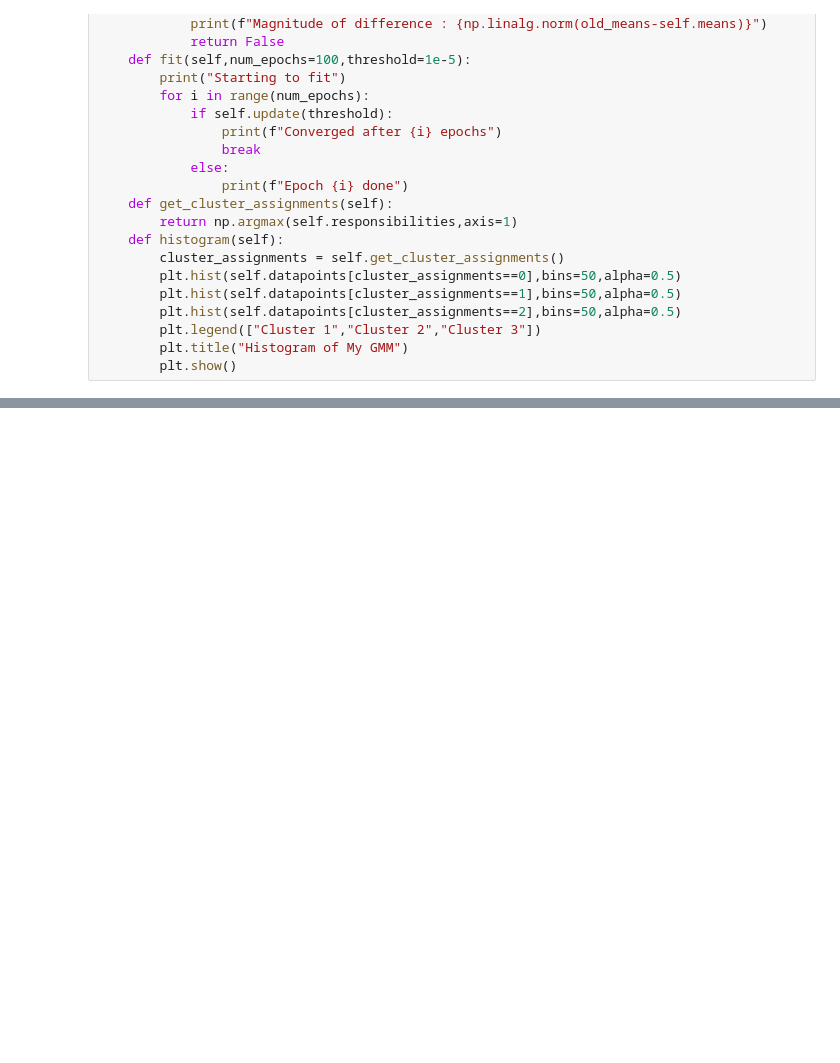
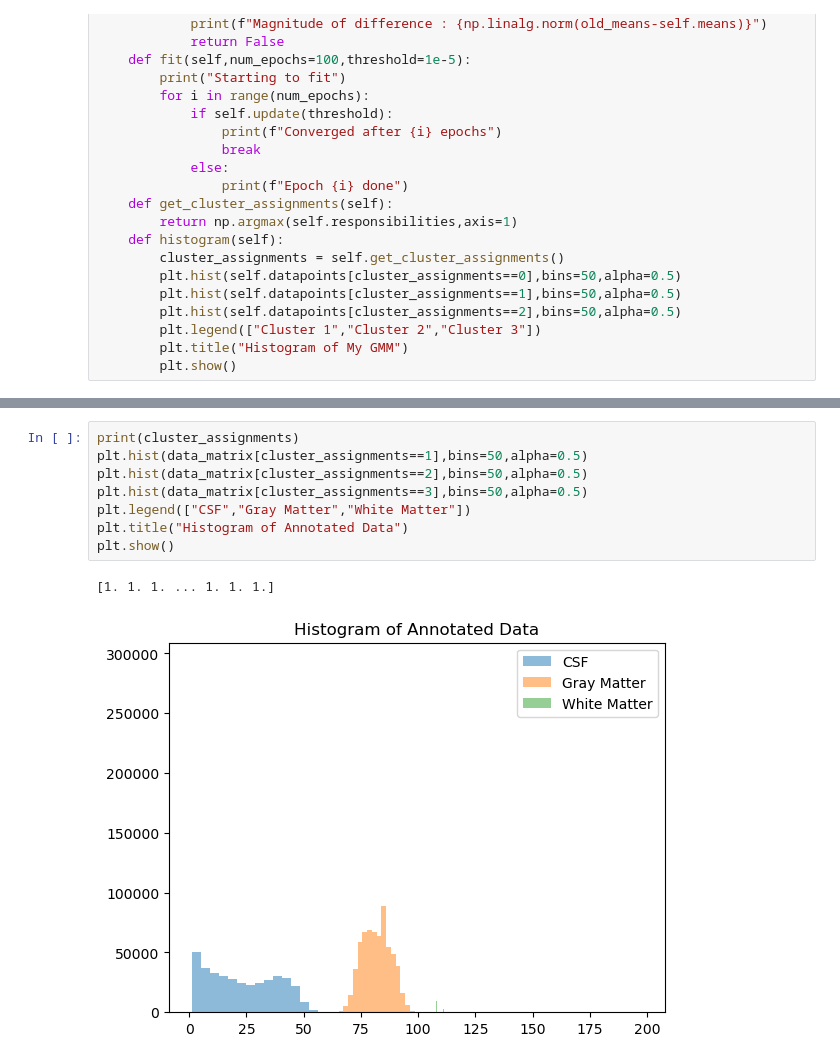
Before and after one commit to Saigum/a2_smai, a Jupyter notebook: a2/q2/gmm.ipynb, the cells around one changed output, grey strips where cells are left out. Drawn from its saved outputs; the diff is of its cells as text; blank space fills up the shorter version.

```diff
--- a/a2/q2/gmm.ipynb
+++ b/a2/q2/gmm.ipynb
@@ -94,3 +102,14 @@ white_mask = nib.load("brain_data/sald_031764_probmask_whitematter.nii").get_fda
+# %%
+print(cluster_assignments)
+plt.hist(data_matrix[cluster_assignments==1],bins=50,alpha=0.5)
+plt.hist(data_matrix[cluster_assignments==2],bins=50,alpha=0.5)
+plt.hist(data_matrix[cluster_assignments==3],bins=50,alpha=0.5)
+plt.legend(["CSF","Gray Matter","White Matter"])
+plt.title("Histogram of Annotated Data")
+plt.show()
+# %% [output]
+[1. 1. 1. ... 1. 1. 1.]
+[figure, added]
 # %%
 n_clusters = 3
 gmm_instance = gmm(data_matrix,n_clusters)
```
Also changed, not shown: parts of 6 cells of this notebook.
